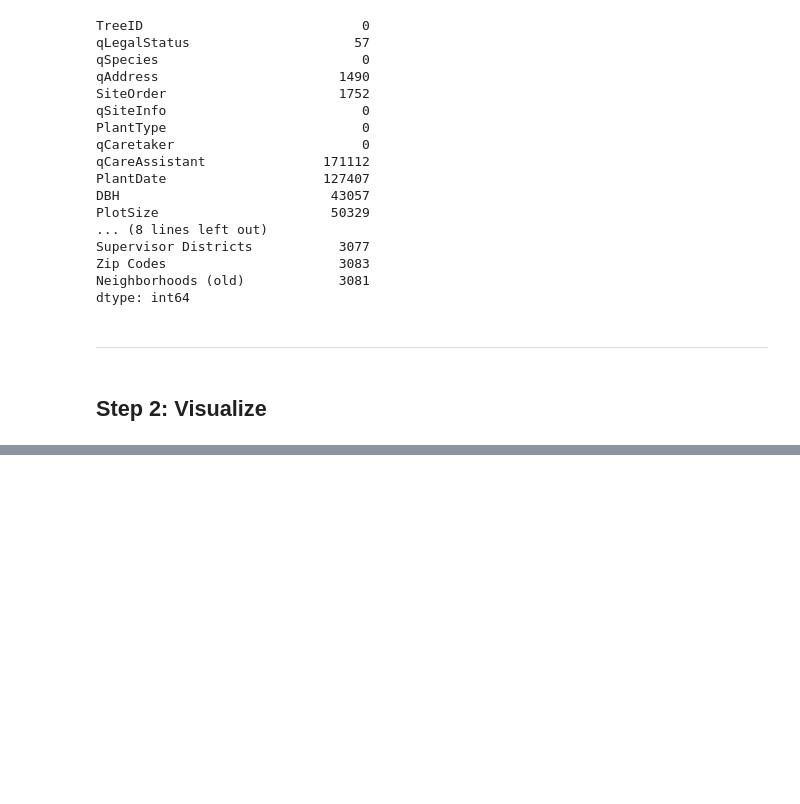
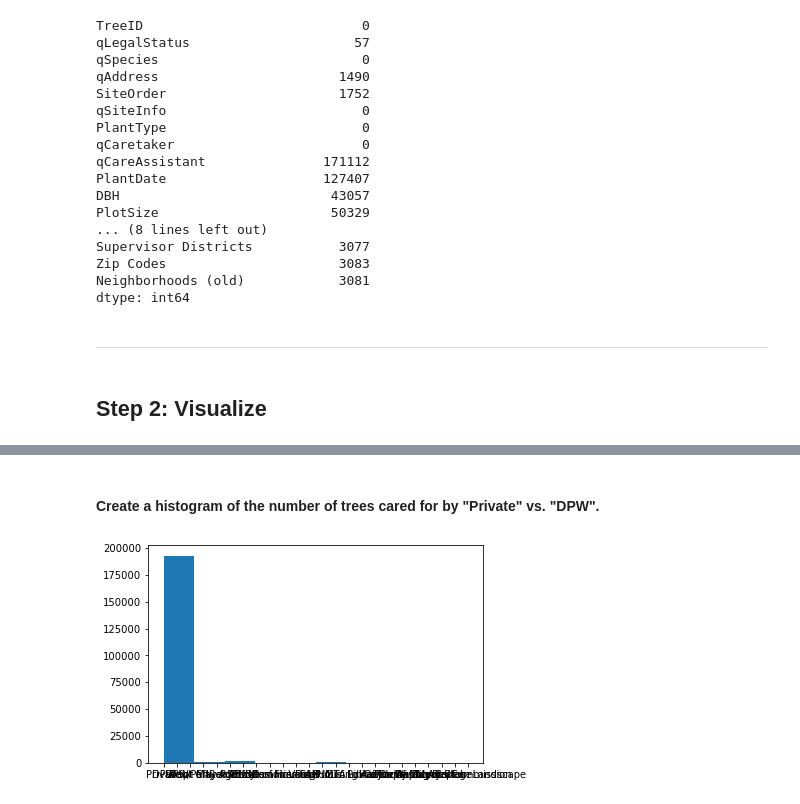
Before and after one commit to EdreaRobinson/week-10-Jupyter-Tree-Exploration, a Jupyter notebook: Jupyter Tree Data Exploration.ipynb, the cells around one changed output, grey strips where cells are left out. Drawn from its saved outputs; the diff is of its cells as text; code cells hidden in the pictures; blank space fills up the shorter version.

```diff
--- a/Jupyter Tree Data Exploration.ipynb
+++ b/Jupyter Tree Data Exploration.ipynb
@@ -137,0 +146,7 @@ dtype: int64
+# %% [markdown]
+#### Create a histogram of the number of trees cared for by "Private" vs. "DPW".
+# %%
+plt.hist(treeList['qCaretaker'])
+plt.show()
+# %% [output]
+[figure, added]
```
Also changed, not shown: parts of 3 cells of this notebook.
